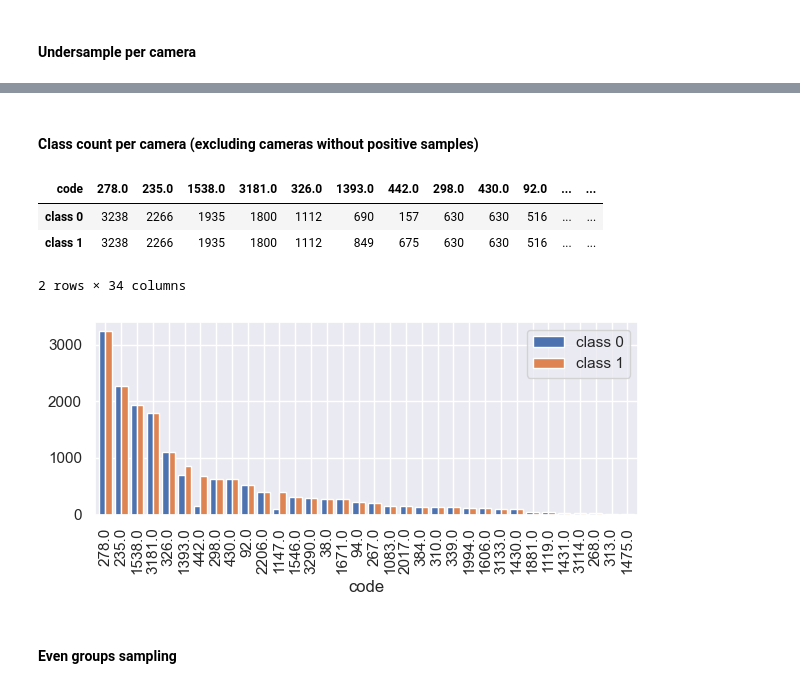
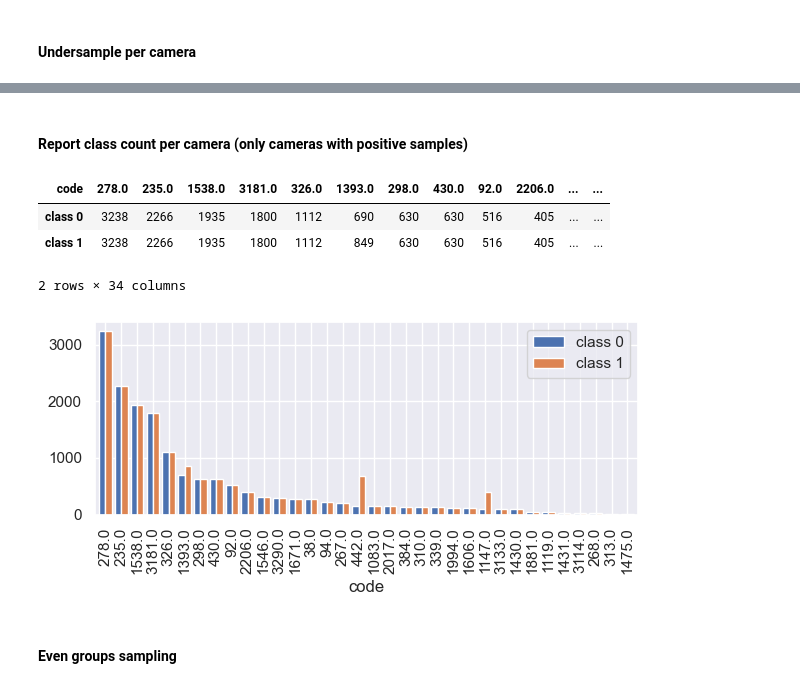
Before and after one commit to luisresende13/octa-flood-images, a Jupyter notebook: Example Split + Copy Images into Split Folders.ipynb, the cells around one changed output, grey strips where cells are left out. Cells and saved outputs as stored; diff of their text form; code cells hidden in the pictures.

```diff
--- a/Example Split + Copy Images into Split Folders.ipynb
+++ b/Example Split + Copy Images into Split Folders.ipynb
@@ -146,6 +148,7 @@ import matplotlib.pyplot as plt
 import seaborn as sns; sns.set()
 
 import numpy as np
+
 def group_even_undersample(x, y, groups, prct=0.5, n=None, random_state=None):
     group_cnt = groups.value_counts()
     if n is None:
@@ -154,4 +157,16 @@ def group_even_undersample(x, y, groups, prct=0.5, n=None, random_state=None):
     for group in group_cnt.index:
         index += y[groups == group].sample(min(n, group_cnt[group]), replace=False, random_state=random_state).index.tolist()
     return x.loc[index], y.loc[index]
+
+def report_class_count_per_group(Y, groups):
+    cnt_0 = groups[Y == 0.0].value_counts()
+    cnt_1 = groups[Y == 1.0].value_counts()
+    cnt_0 = cnt_0.loc[cnt_1.index].sort_values(ascending=False)
+    code_class_cnt = pd.concat([cnt_0.rename('class 0'), cnt_1.rename('class 1')], axis=1)
+    display(code_class_cnt.T)
+
+    fig = plt.figure(figsize=(7, 2.5))
+    ax = fig.subplots(1, 1)
+    code_class_cnt.plot.bar(width=0.8, ax=ax)
+    plt.show()
 # %% [markdown]
@@ -221,25 +225,14 @@ Index([170628, 214759,  95782, 214947, 170520, 209463, 159342, 177932, 177869,
       dtype='int64', length=33681)
-# %% [markdown]
-#### Class count per camera (excluding cameras without positive samples)
+# %% [markdown]
+#### Report class count per camera (only cameras with positive samples)
 # %%
-cnt_0 = groups_res[y_res == 0.0].value_counts()
-cnt_1 = groups_res[y_res == 1.0].value_counts()
-cnt_0 = cnt_0.loc[cnt_1.index]
-
-code_class_cnt = pd.concat([cnt_0.rename('class 0'), cnt_1.rename('class 1')], axis=1)
-display(code_class_cnt.T)
-
-fig = plt.figure(figsize=(7, 2.5))
-ax = fig.subplots(1, 1)
-
-code_class_cnt.plot.bar(width=0.8, ax=ax)
-plt.show()
+report_class_count_per_group(y_res, groups_res)
 # %% [output]
-| code | 278.0 | 235.0 | 1538.0 | 3181.0 | 326.0 | 1393.0 | 442.0 | 298.0 | 430.0 | 92.0 | ... | ... |
-| class 0 | 3238 | 2266 | 1935 | 1800 | 1112 | 690 | 157 | 630 | 630 | 516 | ... | ... |
-| class 1 | 3238 | 2266 | 1935 | 1800 | 1112 | 849 | 675 | 630 | 630 | 516 | ... | ... |
+| code | 278.0 | 235.0 | 1538.0 | 3181.0 | 326.0 | 1393.0 | 298.0 | 430.0 | 92.0 | 2206.0 | ... | ... |
+| class 0 | 3238 | 2266 | 1935 | 1800 | 1112 | 690 | 630 | 630 | 516 | 405 | ... | ... |
+| class 1 | 3238 | 2266 | 1935 | 1800 | 1112 | 849 | 630 | 630 | 516 | 405 | ... | ... |
 2 rows × 34 columns
-[figure, old version]
+[figure, new version]
 # %% [markdown]
 #### Even groups sampling
 # %%
```
Also changed, not shown: parts of 16 cells of this notebook.
